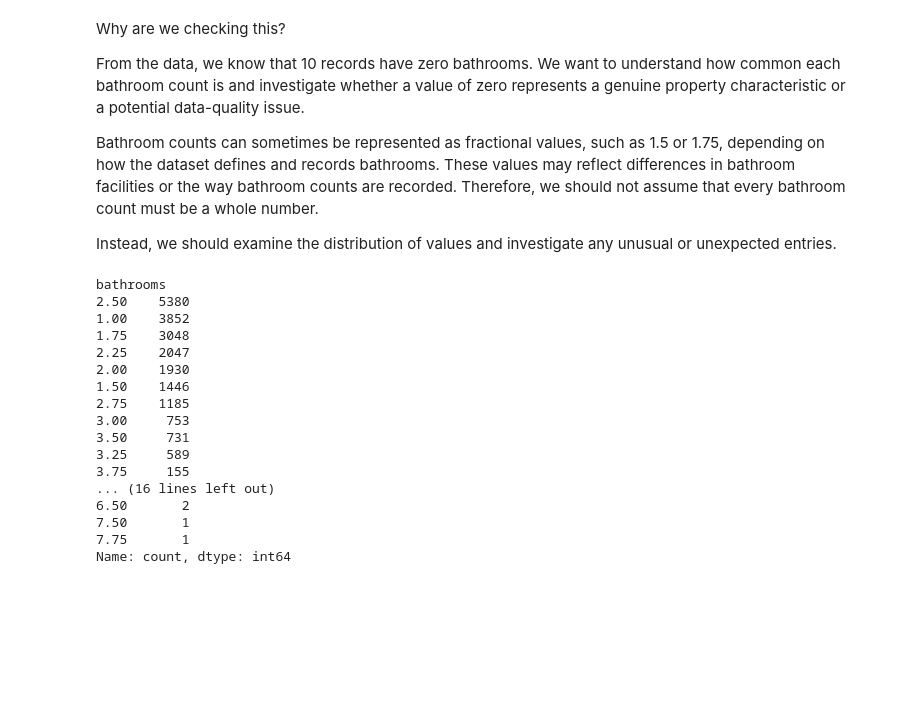
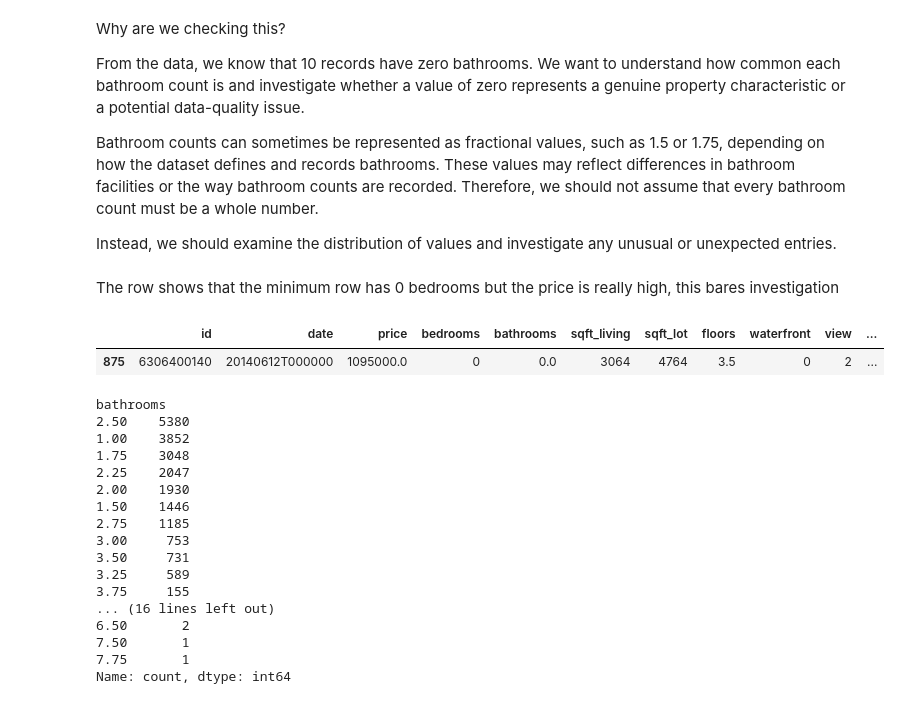
Before and after one commit to abbieRU/ds-october-2026-week1, a Jupyter notebook: presentation/analysis.ipynb, the cells around one changed output. Drawn from its saved outputs; the diff is of its cells as text; code cells hidden in the pictures; blank space fills up the shorter version.

```diff
--- a/presentation/analysis.ipynb
+++ b/presentation/analysis.ipynb
@@ -203,6 +203,13 @@ From the data, we know that 10 records have zero bathrooms. We want to understan
 Bathroom counts can sometimes be represented as fractional values, such as 1.5 or 1.75, depending on how the dataset defines and records bathrooms. These values may reflect differences in bathroom facilities or the way bathroom counts are recorded. Therefore, we should not assume that every bathroom count must be a whole number.
 
 Instead, we should examine the distribution of values and investigate any unusual or unexpected entries.
+# %% [markdown]
+The row shows that the minimum row has 0 bedrooms but the price is really high, this bares investigation
+# %%
+get_entire_row(df, "bedrooms", min_row=True)
+# %% [output]
+|  | id | date | price | bedrooms | bathrooms | sqft_living | sqft_lot | floors | waterfront | view | ... |
+| 875 | 6306400140 | 20140612T000000 | 1095000.0 | 0 | 0.0 | 3064 | 4764 | 3.5 | 0 | 2 | ... |
 # %%
 #Examine Bathroom Counts
 df["bathrooms"].value_counts()
```
Also changed, not shown: parts of 8 cells of this notebook, 1 other file.
